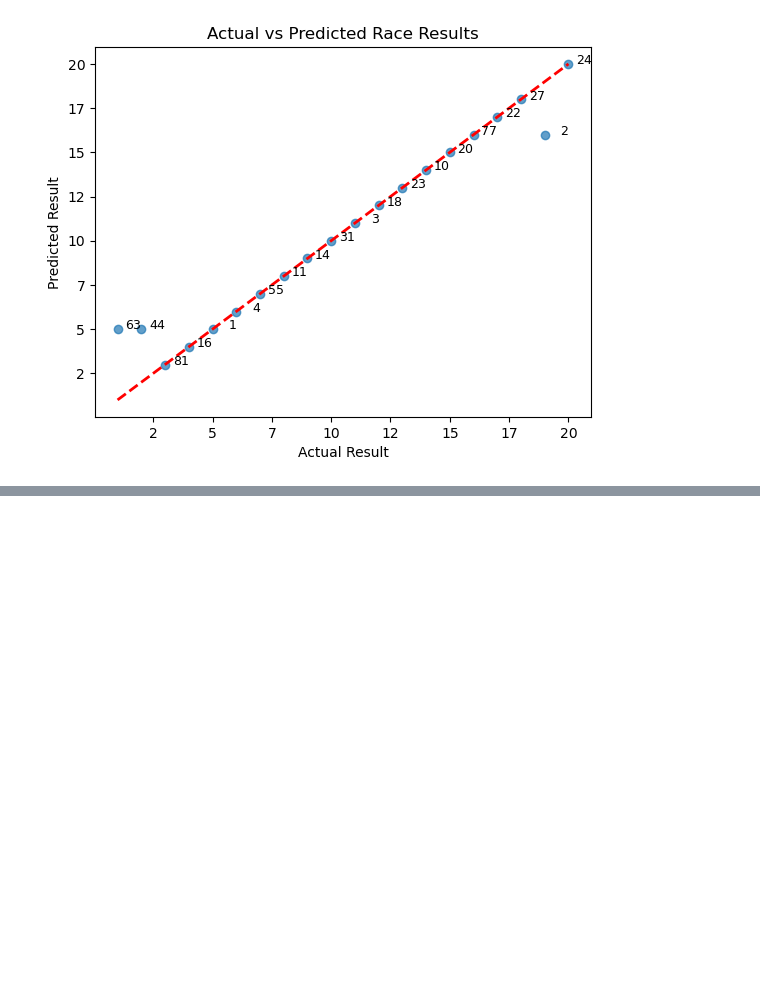
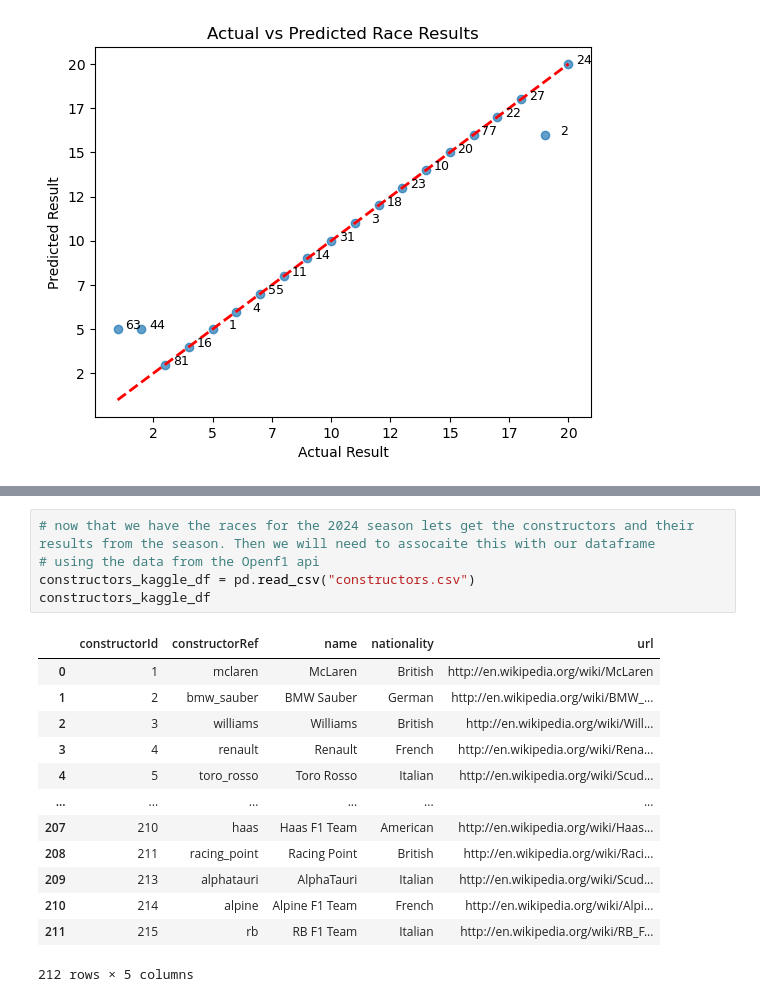
Before and after one commit to elcid14/f1-machine-learning-project, a Jupyter notebook: f1-prediction-project.ipynb, the cells around one changed output, grey strips where cells are left out. Cells and saved outputs as stored; diff of their text form; blank space fills up the shorter version.

```diff
--- a/f1-prediction-project.ipynb
+++ b/f1-prediction-project.ipynb
@@ -603,0 +718,19 @@ Okay so we can see our MAE did improve somewhat. Our testing MAE remained at 2.5
+# %%
+# now that we have the races for the 2024 season lets get the constructors and their results from the season. Then we will need to assocaite this with our dataframe
+# using the data from the Openf1 api
+constructors_kaggle_df = pd.read_csv("constructors.csv")
+constructors_kaggle_df
+# %% [output]
+|  | constructorId | constructorRef | name | nationality | url |
+| 0 | 1 | mclaren | McLaren | British | http://en.wikipedia.org/wiki/McLaren |
+| 1 | 2 | bmw_sauber | BMW Sauber | German | http://en.wikipedia.org/wiki/BMW_... |
+| 2 | 3 | williams | Williams | British | http://en.wikipedia.org/wiki/Will... |
+| 3 | 4 | renault | Renault | French | http://en.wikipedia.org/wiki/Rena... |
+| 4 | 5 | toro_rosso | Toro Rosso | Italian | http://en.wikipedia.org/wiki/Scud... |
+| ... | ... | ... | ... | ... | ... |
+| 207 | 210 | haas | Haas F1 Team | American | http://en.wikipedia.org/wiki/Haas... |
+| 208 | 211 | racing_point | Racing Point | British | http://en.wikipedia.org/wiki/Raci... |
+| 209 | 213 | alphatauri | AlphaTauri | Italian | http://en.wikipedia.org/wiki/Scud... |
+| 210 | 214 | alpine | Alpine F1 Team | French | http://en.wikipedia.org/wiki/Alpi... |
+| 211 | 215 | rb | RB F1 Team | Italian | http://en.wikipedia.org/wiki/RB_F... |
+212 rows × 5 columns
```
Also changed, not shown: parts of 13 cells of this notebook, 3 other files.
